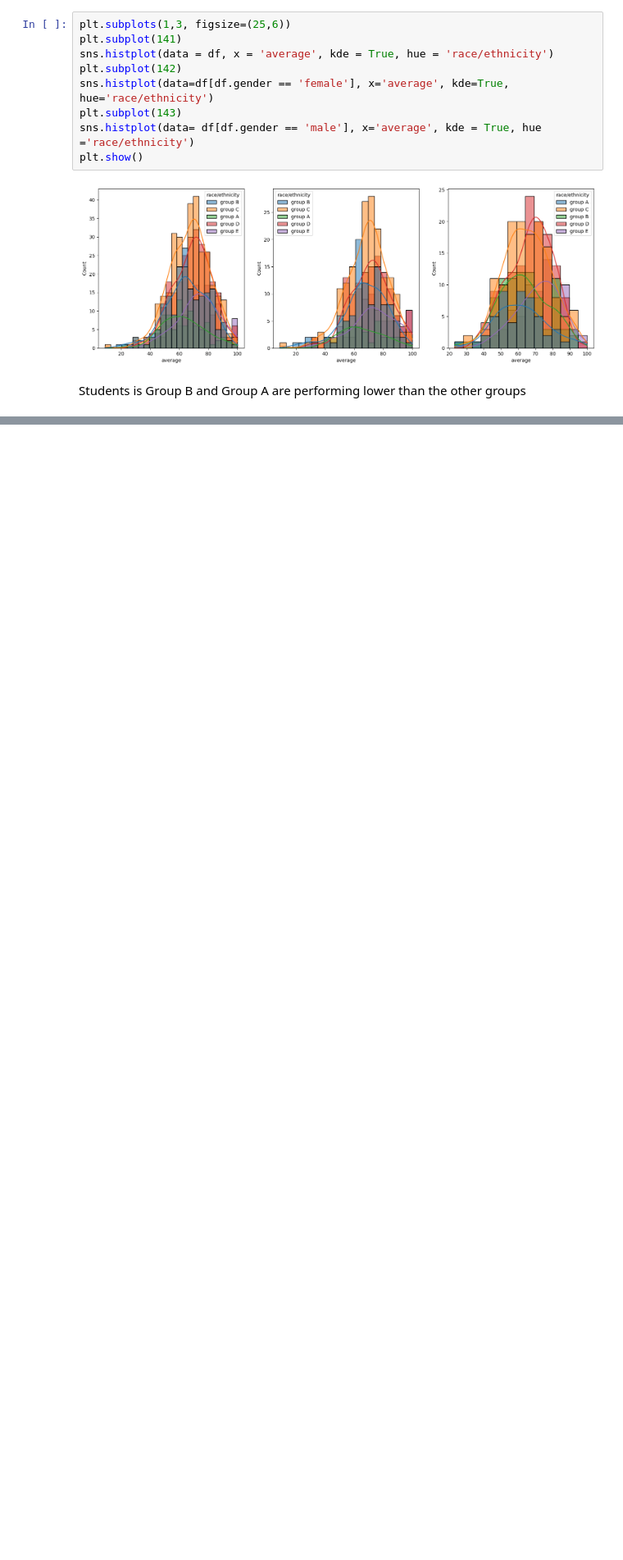
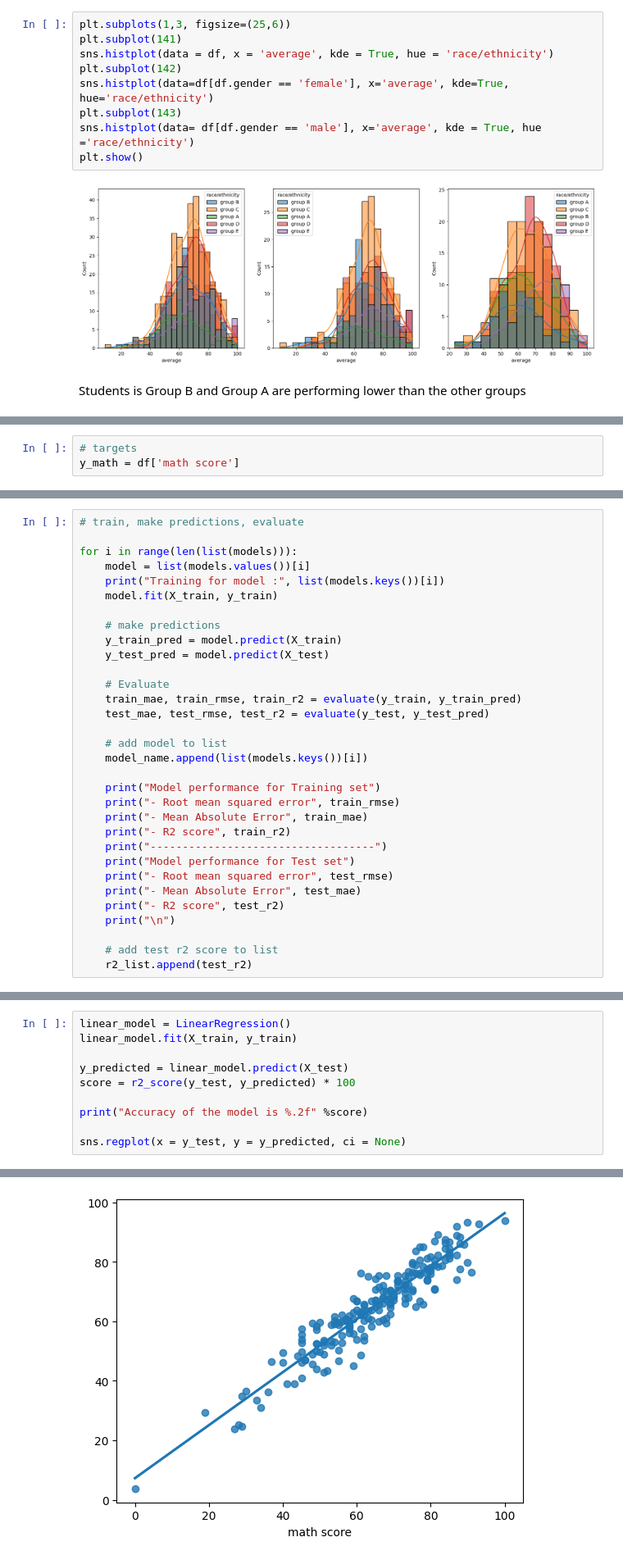
Before and after one commit to Bpriya42/mlproject, a Jupyter notebook: notebook/student_performance_eda&training.ipynb, the cells around one changed output, grey strips where cells are left out. Shown at 82% size. Saved outputs shown, nothing was run; the diff lists cells and outputs as text; blank space fills up the shorter version.

```diff
--- a/notebook/trial.ipynb
+++ b/notebook/student_performance_eda&training.ipynb
@@ -227,0 +279,3 @@ Students is Group B and Group A are performing lower than the other groups
+# %%
+# targets
+y_math = df['math score']
@@ -227,0 +354,32 @@ Students is Group B and Group A are performing lower than the other groups
+# %%
+# train, make predictions, evaluate
+
+for i in range(len(list(models))):
+    model = list(models.values())[i]
+    print("Training for model :", list(models.keys())[i])
+    model.fit(X_train, y_train)
+
+    # make predictions
+    y_train_pred = model.predict(X_train)
+    y_test_pred = model.predict(X_test)
+
+    # Evaluate
+    train_mae, train_rmse, train_r2 = evaluate(y_train, y_train_pred)
+    test_mae, test_rmse, test_r2 = evaluate(y_test, y_test_pred)
+
+    # add model to list
+    model_name.append(list(models.keys())[i])
+
+    print("Model performance for Training set")
+    print("- Root mean squared error", train_rmse)
+    print("- Mean Absolute Error", train_mae)
+    print("- R2 score", train_r2)
+    print("-----------------------------------")
+    print("Model performance for Test set")
+    print("- Root mean squared error", test_rmse)
+    print("- Mean Absolute Error", test_mae)
+    print("- R2 score", test_r2)
+    print("\n")
+
+    # add test r2 score to list
+    r2_list.append(test_r2)
@@ -227,0 +413,11 @@ Students is Group B and Group A are performing lower than the other groups
+# %%
+linear_model = LinearRegression()
+linear_model.fit(X_train, y_train)
+
+y_predicted = linear_model.predict(X_test)
+score = r2_score(y_test, y_predicted) * 100
+
+print("Accuracy of the model is %.2f" %score)
+
+sns.regplot(x = y_test, y = y_predicted, ci = None)
+# %% [output]
@@ -227,0 +426 @@ Students is Group B and Group A are performing lower than the other groups
+[figure, added]
```
Also changed, not shown: parts of 22 cells of this notebook.
